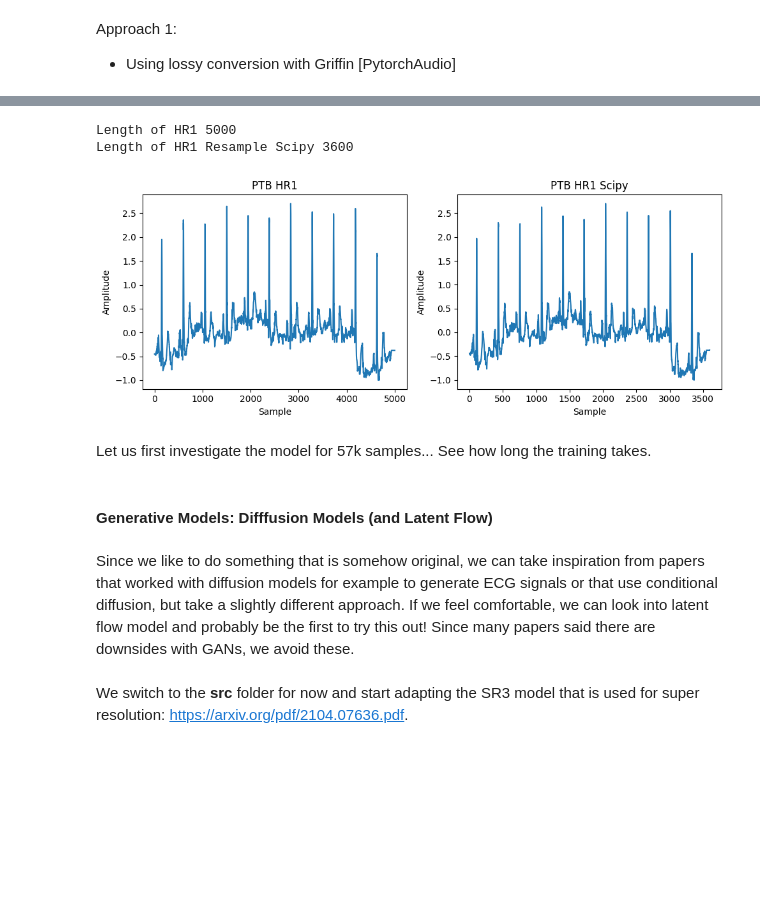
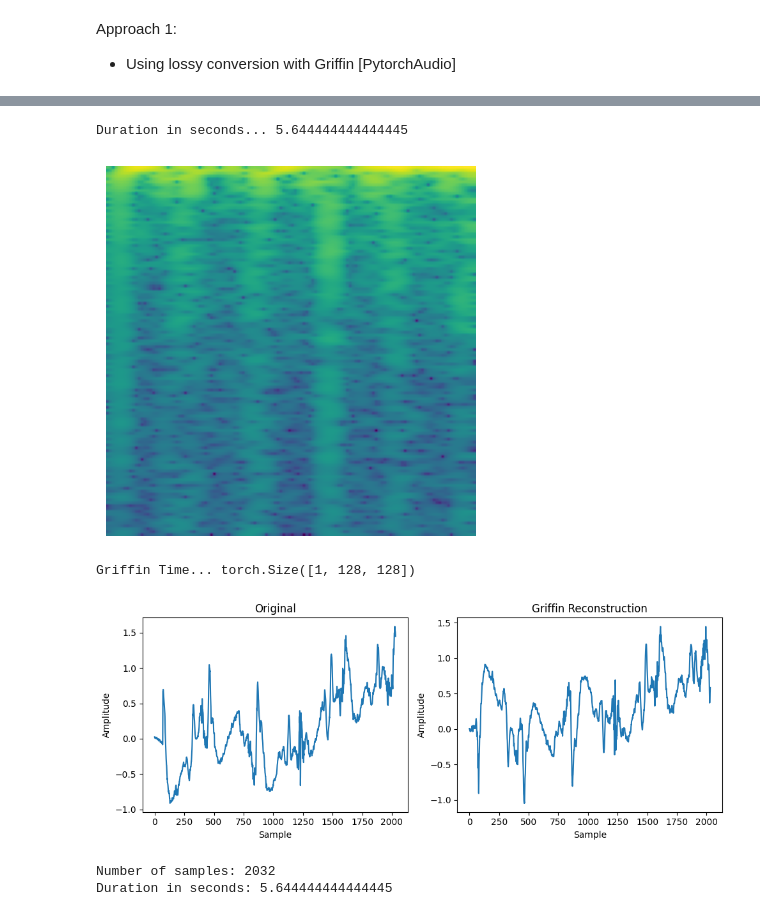
Before and after one commit to piedeboer96/ECG-Signal-Denoising, a Jupyter notebook: ecg_signals_spek.ipynb, the cells around one changed output, grey strips where cells are left out. Cells and saved outputs as stored; diff of their text form; code cells hidden in the pictures; blank space fills up the shorter version.

```diff
--- a/ecg_signals_spek.ipynb
+++ b/ecg_signals_spek.ipynb
@@ -217,33 +170,34 @@ Note: you may need to restart the kernel to use updated packages.
-# %%
-from scipy.signal import resample
-
-record_ptb_HR1 = wfdb.rdsamp("data/PTB-XL/HR10303")
-signal_ptb_HR1 =  record_ptb_HR1[0][:, 0]
-
-# Original sampling rate
-original_sampling_rate = 500  # Hz
-
-# Target sampling rate
-target_sampling_rate = 360  # Hz
-
-# Resample the signal
-num_samples_target = int(len(signal_ptb_HR1) * target_sampling_rate / original_sampling_rate)
-resampled_signal_ptb_HR1 = resample(signal_ptb_HR1, num_samples_target)
-
-
-print('Length of HR1', len(signal_ptb_HR1))
-print('Length of HR1 Resample Scipy', len(resampled_signal_ptb_HR1))
-
-plot_multiple_timeseries([signal_ptb_HR1, resampled_signal_ptb_HR1], ['PTB HR1','PTB HR1 Scipy'])
-# %% [output]
-Length of HR1 5000
-Length of HR1 Resample Scipy 3600
-[figure, removed]
-# %% [markdown]
-Let us first investigate the model for 57k samples... See how long the training takes.
-# %% [markdown]
-#### Generative Models: Difffusion Models (and Latent Flow)
-# %% [markdown]
-Since we like to do something that is somehow original, we can take inspiration from papers that worked with diffusion models for example to generate ECG signals or that use conditional diffusion, but take a slightly different approach. If we feel comfortable, we can look into latent flow model and probably be the first to try this out! Since many papers said there are downsides with GANs, we avoid these.
-# %% [markdown]
-We switch to the **src** folder for now and start adapting the SR3 model that is used for super resolution: https://arxiv.org/pdf/2104.07636.pdf.
+# %%
+######### Parameters ##########
+samples_to = ((62*8*4) + 16) + 32
+n_fft = 63*4 + 2
+hop_length = 16
+
+print('Duration in seconds...', samples_to/360)
+
+# Load Data
+path_102 = "data/nstdb/em"
+record_102 = wfdb.rdsamp(path_102, sampto=samples_to)
+signal_102 = record_102[0][:, 0]
+signal_102 = signal_102
+
+# Build and Visualize Spectrogram
+sig = torch.tensor(signal_102)
+spek_log = ecg_to_spectrogram_log(sig,n_fft=n_fft, hop_length=hop_length)
+visualize_tensor(spek_log)
+
+# Visualize reoncstruction using Griffin...
+reconstructed_sig = spectrogram_log_to_ecg(spek_log,n_fft,hop_length)
+reconstructed_sig = reconstructed_sig                                        # flip phase for whatever reason...
+plot_multiple_timeseries([sig, reconstructed_sig], ['Original', 'Griffin Reconstruction', 'Griffin New'])
+
+# Info
+print('Number of samples:', samples_to)
+print('Duration in seconds:', samples_to/360)
+# %% [output]
+Duration in seconds... 5.644444444444445
+[figure, added]
+Griffin Time... torch.Size([1, 128, 128])
+[figure, added]
+Number of samples: 2032
+Duration in seconds: 5.644444444444445
```
Also changed, not shown: parts of 15 cells of this notebook, 3 other files.
